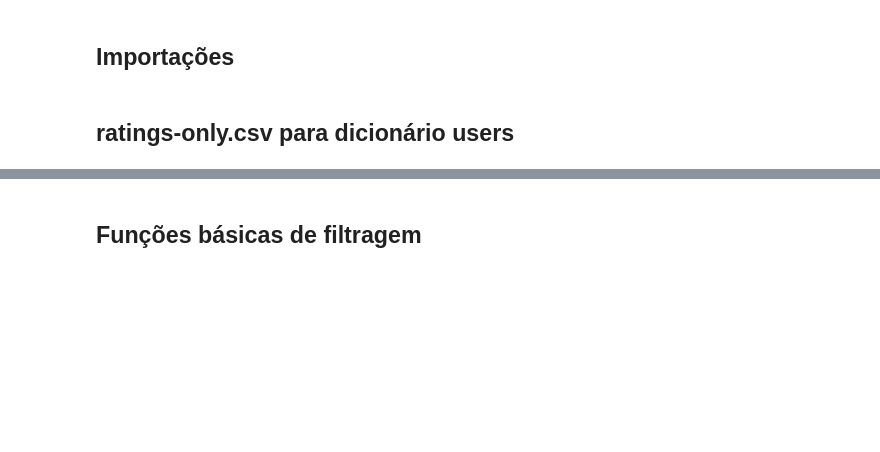
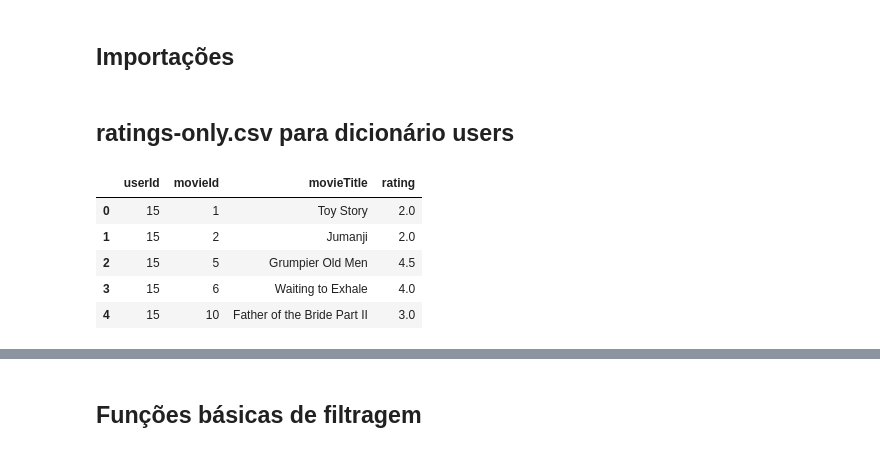
Before and after one commit to Victor7095/oficina-i-avaliacao-ii, a Jupyter notebook: filtering.ipynb, the cells around one changed output, grey strips where cells are left out. Drawn from its saved outputs; the diff is of its cells as text; code cells hidden in the pictures; blank space fills up the shorter version.

```diff
--- a/filtering.ipynb
+++ b/filtering.ipynb
@@ -6,7 +10,15 @@ from math import sqr
 # %% [markdown]
 ## ratings-only.csv para dicionário users
 # %%
-subset = pd.read_csv('ratings-only.csv')
+subset = pd.read_csv(RATINGS_ONLY_PATH)
+subset.head()
+# %% [output]
+|  | userId | movieId | movieTitle | rating |
+| 0 | 15 | 1 | Toy Story | 2.0 |
+| 1 | 15 | 2 | Jumanji | 2.0 |
+| 2 | 15 | 5 | Grumpier Old Men | 4.5 |
+| 3 | 15 | 6 | Waiting to Exhale | 4.0 |
+| 4 | 15 | 10 | Father of the Bride Part II | 3.0 |
 # %%
 users = dict()
 for i in range(len(subset)):
```
Also changed, not shown: parts of 5 cells of this notebook, 1 other file.
